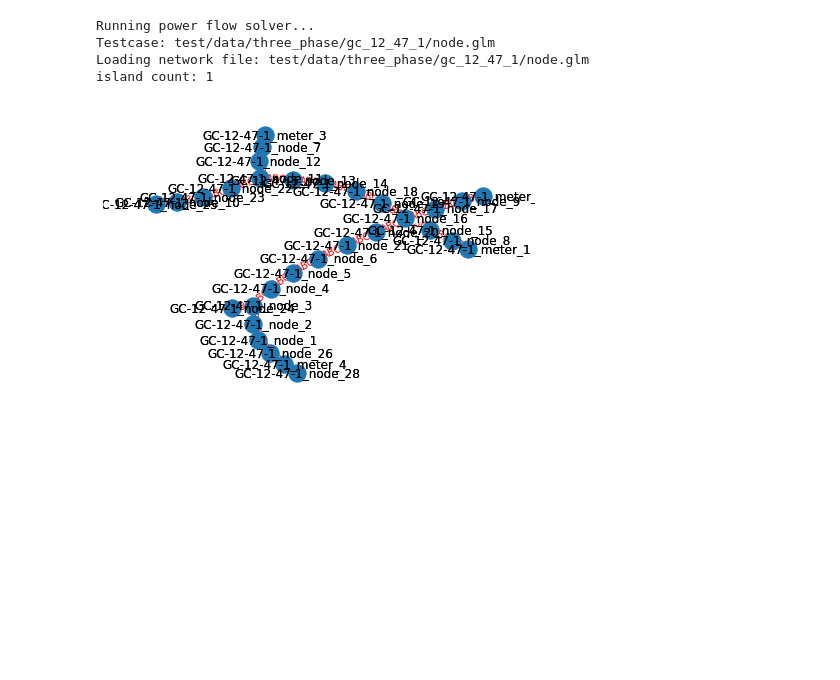
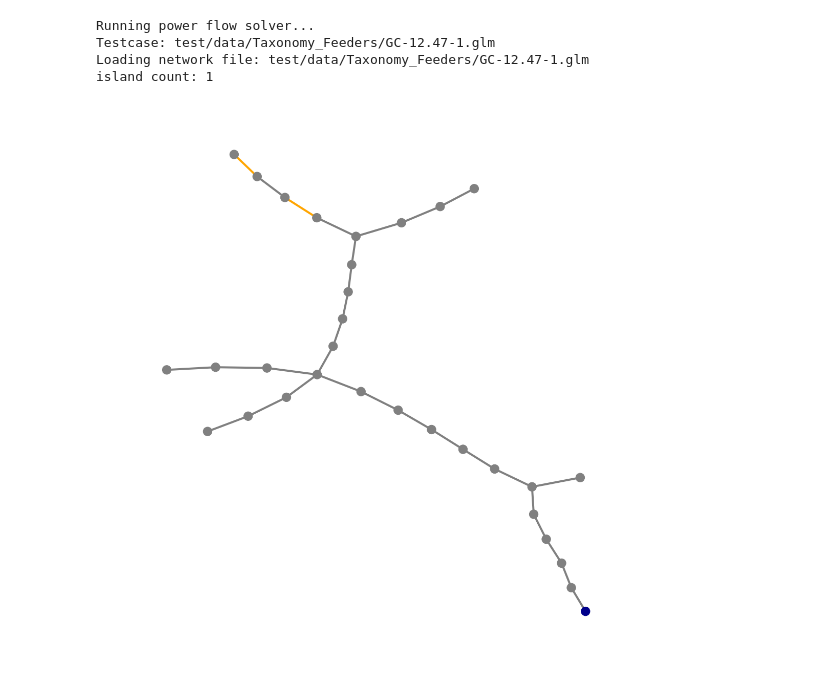
Before and after one commit to lucasgodshalk/combined-txds, a Jupyter notebook: graph_analysis.ipynb, the cells around one changed output. Saved outputs shown, nothing was run; the diff lists cells and outputs as text; code cells hidden in the pictures; blank space fills up the shorter version.

Commit message:
changing networkx graph visualization

```diff
--- a/graph_analysis.ipynb
+++ b/graph_analysis.ipynb
@@ -1,11 +8,4 @@
 # %%
-import matplotlib.pyplot as plt
-import networkx as nx
-
-from logic.powerflowsettings import PowerFlowSettings
-from logic.powerflow import FilePowerFlow
-from logic.graphanalyzer import GraphAnalyzer
-
 # path to the grid network RAW file
 #casename = 'test/data/positiveseq/GS-4_prior_solution.RAW'
 #casename = 'test/data/positiveseq/IEEE-14_prior_solution.RAW'
@@ -16,7 +16,7 @@ from logic.graphanalyzer import GraphAnalyzer
 #casename = 'test/data/positiveseq/GS-4_stressed.RAW'
 #casename = 'test/data/positiveseq/IEEE-14_stressed_1.RAW'
 #casename = 'test/data/positiveseq/IEEE-14_stressed_2_fixed.RAW'
-casename = 'test/data/three_phase/gc_12_47_1/node.glm'
+casename = 'test/data/Taxonomy_Feeders/GC-12.47-1.glm'
 #casename = 'test/data/ieee_four_bus/node.glm'
 
 print("Running power flow solver...")
@@ -31,20 +31,8 @@ ga = GraphAnalyzer(powerflow.network)
 print(f"island count: {ga.get_island_count()}")
 
 G = ga.G
-
-pos=nx.spring_layout(G)
-
-nx.draw(G, pos, with_labels=True, connectionstyle='arc3, rad = 0.1')
-nx.draw_networkx_labels(G, pos, ga.node_labels)
-nx.draw_networkx_edge_labels(
-    G, pos,
-    edge_labels=ga.edge_labels,
-    font_color='red'
-)
-plt.margins(x=0.1)
 # %% [output]
 Running power flow solver...
-Testcase: test/data/three_phase/gc_12_47_1/node.glm
-Loading network file: test/data/three_phase/gc_12_47_1/node.glm
+Testcase: test/data/Taxonomy_Feeders/GC-12.47-1.glm
+Loading network file: test/data/Taxonomy_Feeders/GC-12.47-1.glm
 island count: 1
-[figure, removed]
@@ -50,0 +41,13 @@ island count: 1
+# %%
+pos=nx.nx_agraph.graphviz_layout(G)
+plt.figure(1,figsize=(15,15))
+nx.draw(G, pos, with_labels=False, node_color=ga.node_color.values(), edge_color=[ga.edge_color[edge] for edge in G.edges()], width=4, connectionstyle='arc3, rad = 0.1')
+# nx.draw_networkx_labels(G, pos, ga.node_labels)
+# nx.draw_networkx_edge_labels(
+#     G, pos,
+#     edge_labels=ga.edge_labels,
+#     font_color='gray'
+# )
+plt.margins(x=0.1)
+# %% [output]
+[figure, added]
```
Also changed, not shown: parts of 2 cells of this notebook, 3 other files.
